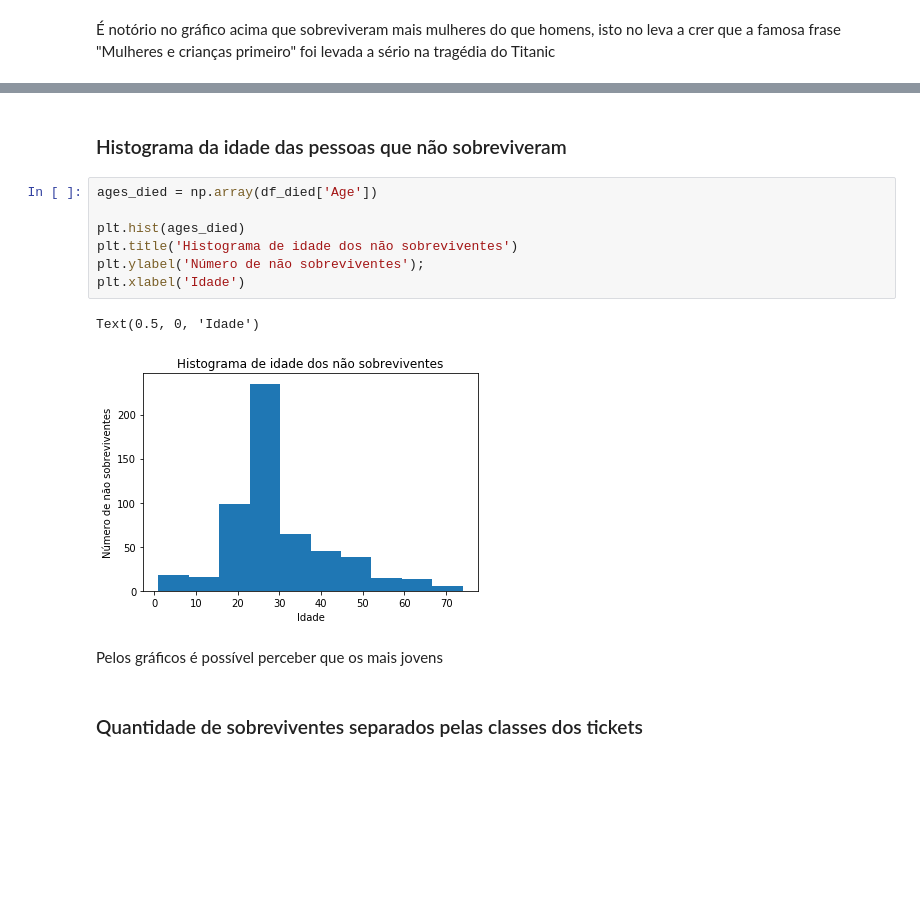
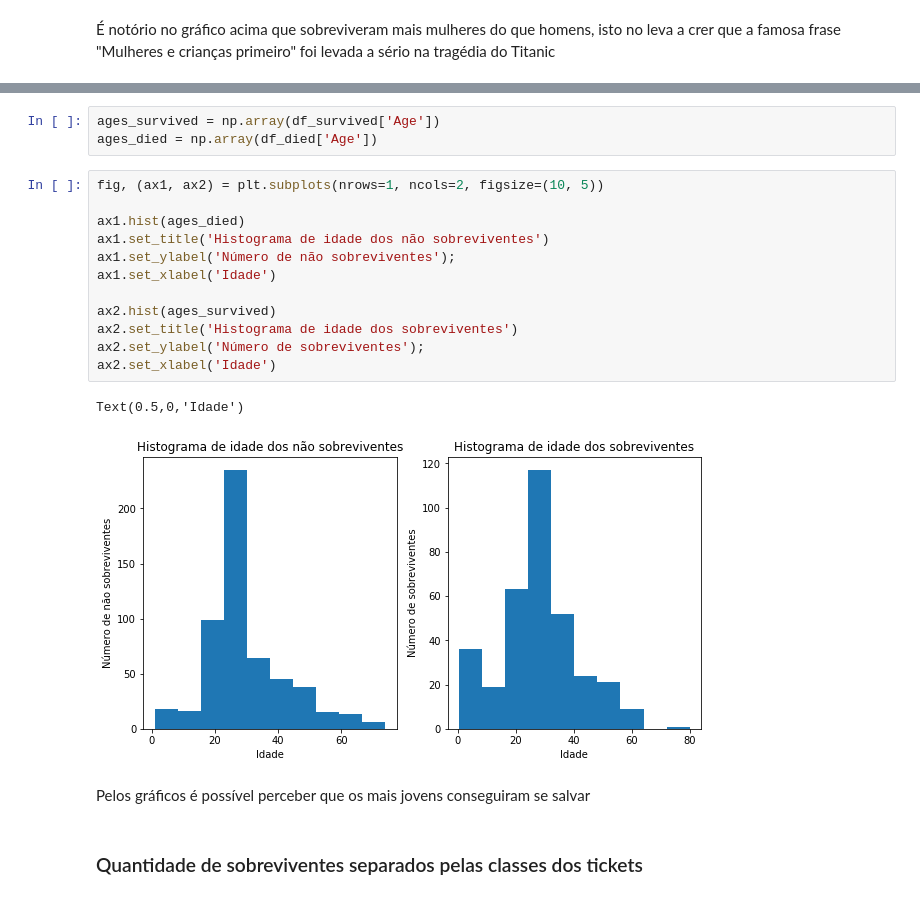
Before and after one commit to anderson-souza/Titanic-Project-Udacity, a Jupyter notebook: Análise Titanic.ipynb, the cells around one changed output, grey strips where cells are left out. Cells and saved outputs as stored; diff of their text form; blank space fills up the shorter version.

Commit message:
Refeito gráficos que apresentavam a idade dos sobreviventes e não sobreviventes Iniciado gráfico para apresentar separação dos sobreviventes por classe

```diff
--- a/Análise Titanic.ipynb
+++ b/Análise Titanic.ipynb
@@ -178,17 +168,23 @@ Text(0.5, 0, 'Idade')
-# %% [markdown]
-### Histograma da idade das pessoas que não sobreviveram
-# %%
-ages_died = np.array(df_died['Age'])
-
-plt.hist(ages_died)
-plt.title('Histograma de idade dos não sobreviventes')
-plt.ylabel('Número de não sobreviventes');
-plt.xlabel('Idade')
-# %% [output]
-Text(0.5, 0, 'Idade')
-[figure, removed]
+# %%
+ages_survived = np.array(df_survived['Age'])
+ages_died = np.array(df_died['Age'])
+# %%
+fig, (ax1, ax2) = plt.subplots(nrows=1, ncols=2, figsize=(10, 5))
+
+ax1.hist(ages_died)
+ax1.set_title('Histograma de idade dos não sobreviventes')
+ax1.set_ylabel('Número de não sobreviventes');
+ax1.set_xlabel('Idade')
+
+ax2.hist(ages_survived)
+ax2.set_title('Histograma de idade dos sobreviventes')
+ax2.set_ylabel('Número de sobreviventes');
+ax2.set_xlabel('Idade')
+# %% [output]
+Text(0.5,0,'Idade')
+[figure, added]
 # %% [markdown]
-Pelos gráficos é possível perceber que os mais jovens
+Pelos gráficos é possível perceber que os mais jovens conseguiram se salvar
 # %% [markdown]
 ### Quantidade de sobreviventes separados pelas classes dos tickets
 # %%
```
Also changed, not shown: parts of 5 cells of this notebook.
